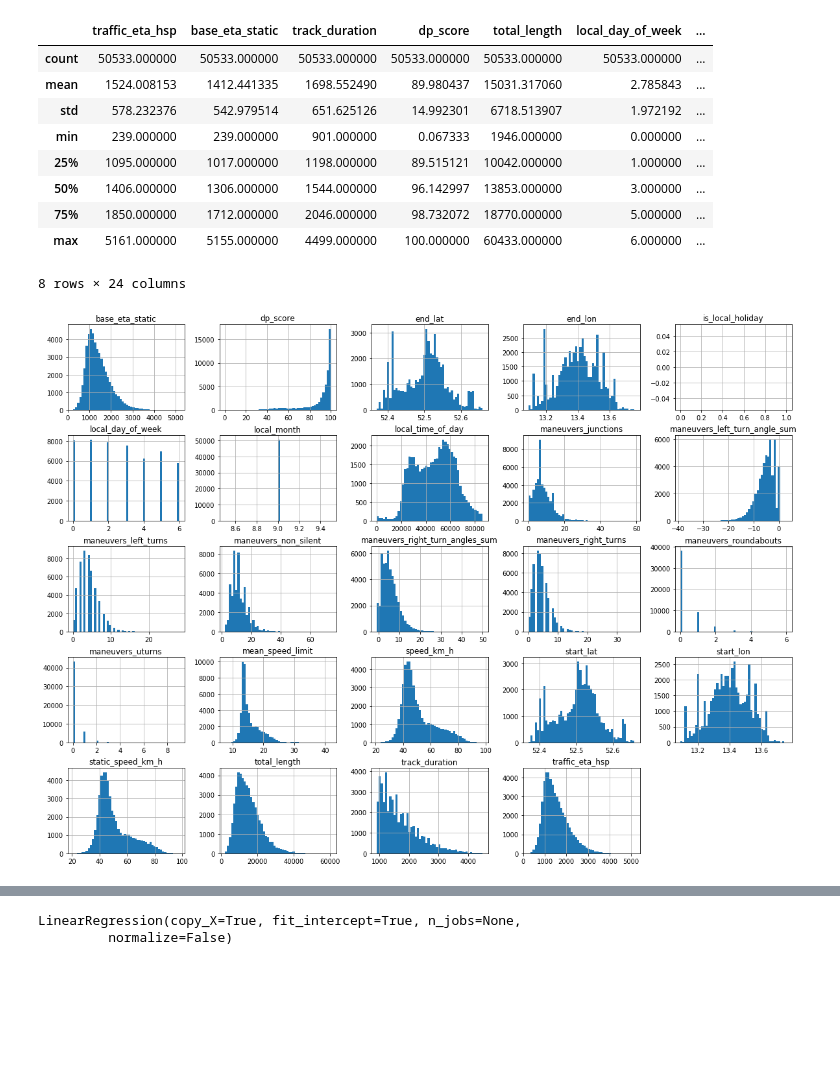
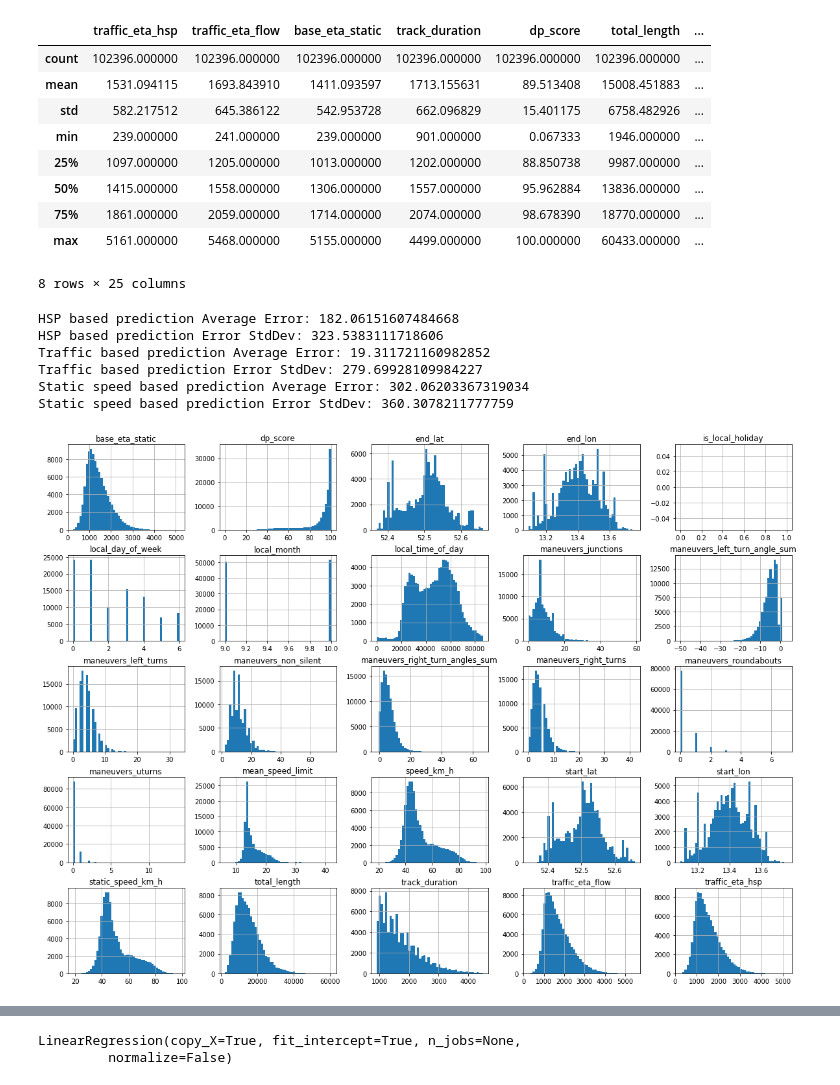
Before and after one commit to kellyfj/eta_prediction_with_machine_learning, a Jupyter notebook: data_exploration.ipynb, the cells around one changed output, grey strips where cells are left out. Saved outputs shown, nothing was run; the diff lists cells and outputs as text; code cells hidden in the pictures; blank space fills up the shorter version.

Commit message:
Now use more data from October and support 'traffic_eta_flow' column

```diff
--- a/data_exploration.ipynb
+++ b/data_exploration.ipynb
@@ -3,12 +3,11 @@ import os
 import pandas as pd
 
 
-def loadBerlinSeptOctData():
-    csv_path = os.path.join(os.getcwd(), "large_output.txt")
+def load_berlin_sept_oct_data():
+    csv_path = os.path.join(os.getcwd(), "large_output2.txt")
     return pd.read_csv(csv_path)
 
 
-berlinData = loadBerlinSeptOctData()
-berlinData.info()
-berlinData.head()
+berlin_data = load_berlin_sept_oct_data()
+berlin_data.head()
 # %% [output]
@@ -39,21 +21,41 @@ memory usage: 10.4+ MB
 # %%
-berlinData["track_duration"].value_counts()
-berlinData.describe()
+#berlin_data["track_duration"].value_counts()
+#berlin_data.describe()
+berlin_data.describe()
 # %% [output]
-|  | traffic_eta_hsp | base_eta_static | track_duration | dp_score | total_length | local_day_of_week | ... |
-| count | 50533.000000 | 50533.000000 | 50533.000000 | 50533.000000 | 50533.000000 | 50533.000000 | ... |
-| mean | 1524.008153 | 1412.441335 | 1698.552490 | 89.980437 | 15031.317060 | 2.785843 | ... |
-| std | 578.232376 | 542.979514 | 651.625126 | 14.992301 | 6718.513907 | 1.972192 | ... |
-| min | 239.000000 | 239.000000 | 901.000000 | 0.067333 | 1946.000000 | 0.000000 | ... |
-| 25% | 1095.000000 | 1017.000000 | 1198.000000 | 89.515121 | 10042.000000 | 1.000000 | ... |
-| 50% | 1406.000000 | 1306.000000 | 1544.000000 | 96.142997 | 13853.000000 | 3.000000 | ... |
-| 75% | 1850.000000 | 1712.000000 | 2046.000000 | 98.732072 | 18770.000000 | 5.000000 | ... |
-| max | 5161.000000 | 5155.000000 | 4499.000000 | 100.000000 | 60433.000000 | 6.000000 | ... |
+|  | traffic_eta_hsp | traffic_eta_flow | base_eta_static | track_duration | dp_score | total_length | ... |
+| count | 102396.000000 | 102396.000000 | 102396.000000 | 102396.000000 | 102396.000000 | 102396.000000 | ... |
+| mean | 1531.094115 | 1693.843910 | 1411.093597 | 1713.155631 | 89.513408 | 15008.451883 | ... |
+| std | 582.217512 | 645.386122 | 542.953728 | 662.096829 | 15.401175 | 6758.482926 | ... |
+| min | 239.000000 | 241.000000 | 239.000000 | 901.000000 | 0.067333 | 1946.000000 | ... |
+| 25% | 1097.000000 | 1205.000000 | 1013.000000 | 1202.000000 | 88.850738 | 9987.000000 | ... |
+| 50% | 1415.000000 | 1558.000000 | 1306.000000 | 1557.000000 | 95.962884 | 13836.000000 | ... |
+| 75% | 1861.000000 | 2059.000000 | 1714.000000 | 2074.000000 | 98.678390 | 18770.000000 | ... |
+| max | 5161.000000 | 5468.000000 | 5155.000000 | 4499.000000 | 100.000000 | 60433.000000 | ... |
-8 rows × 24 columns
+8 rows × 25 columns
+# %%
+actual_vs_historic = berlin_data["track_duration"] - berlin_data["traffic_eta_hsp"]
+print("HSP based prediction Average Error:", actual_vs_historic.mean())
+print("HSP based prediction Error StdDev:", actual_vs_historic.std())
+
+actual_vs_traffic = berlin_data["track_duration"] - berlin_data["traffic_eta_flow"]
+print("Traffic based prediction Average Error:", actual_vs_traffic.mean())
+print("Traffic based prediction Error StdDev:", actual_vs_traffic.std())
+
+actual_vs_static = berlin_data["track_duration"] - berlin_data["base_eta_static"]
+print("Static speed based prediction Average Error:", actual_vs_static.mean())
+print("Static speed based prediction Error StdDev:", actual_vs_static.std())
+# %% [output]
+HSP based prediction Average Error: 182.06151607484668
+HSP based prediction Error StdDev: 323.5383111718606
+Traffic based prediction Average Error: 19.311721160982852
+Traffic based prediction Error StdDev: 279.69928109984227
+Static speed based prediction Average Error: 302.06203367319034
+Static speed based prediction Error StdDev: 360.3078211777759
 # %%
 %matplotlib inline
 import matplotlib.pyplot as plt
-berlinData.hist(bins=50, figsize=(20,15))
+berlin_data.hist(bins=50, figsize=(20,15))
 plt.show()
 # %% [output]
-[figure, old version]
+[figure, new version]
```
Also changed, not shown: parts of 11 cells of this notebook.
